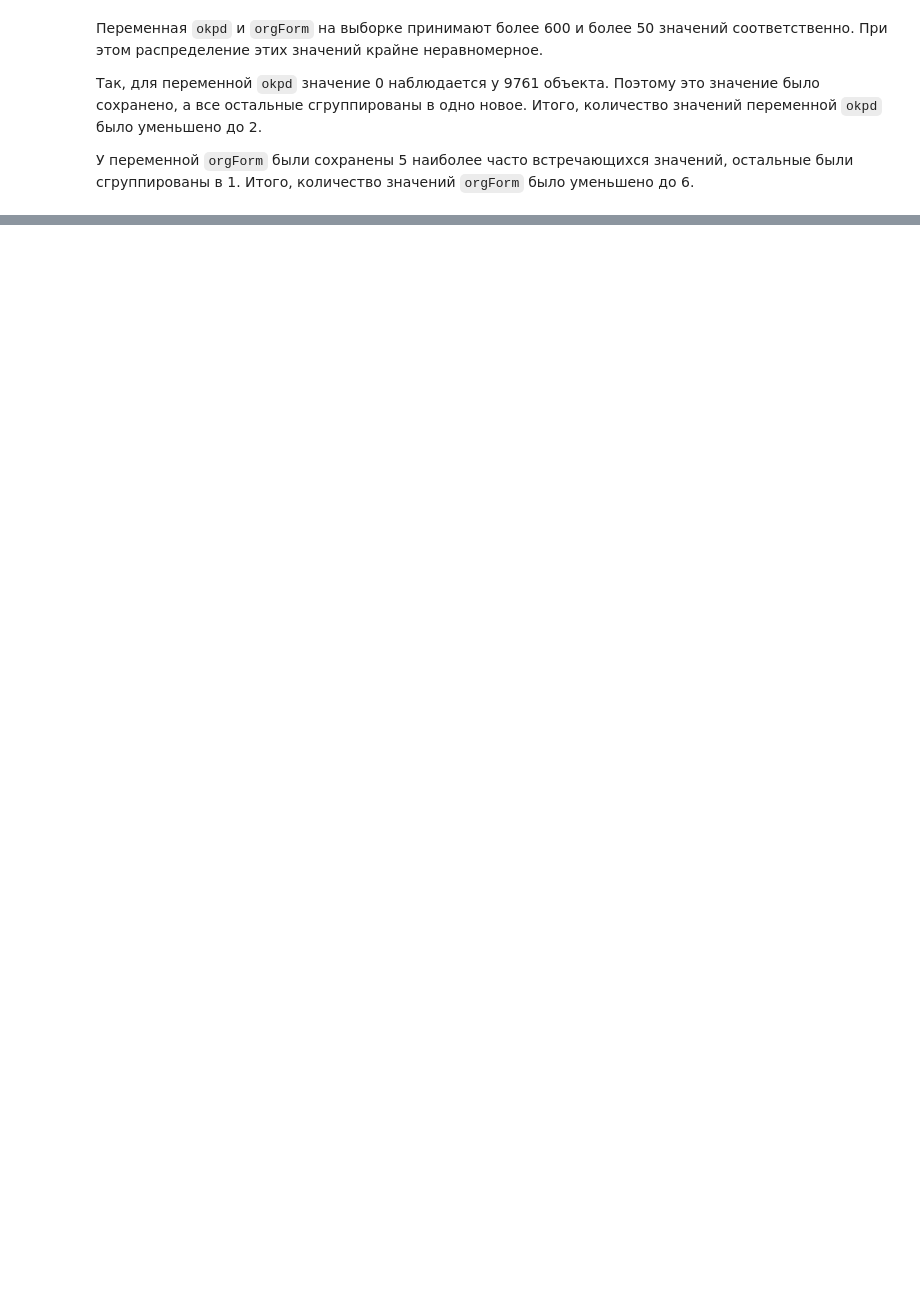
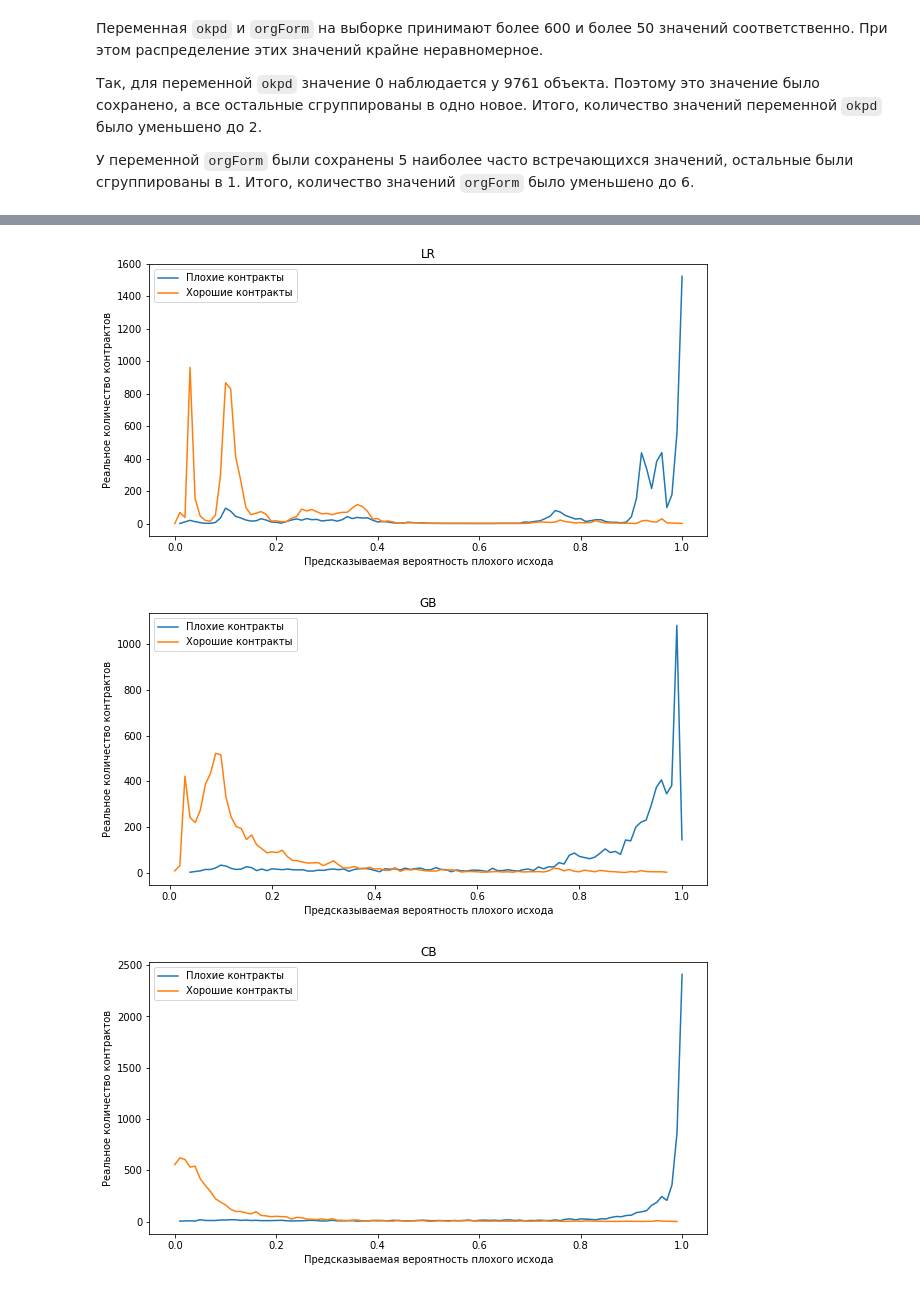
Before and after one commit to DmitryEliseev/diploma-project-2018, a Jupyter notebook: machine-learning/S2-LR_SVC_GB.ipynb, the cells around one changed output, grey strips where cells are left out. Cells and saved outputs as stored; diff of their text form; code cells hidden in the pictures; blank space fills up the shorter version.

```diff
--- a/machine-learning/S2-LR_SVC_GB.ipynb
+++ b/machine-learning/S2-LR_SVC_GB.ipynb
@@ -484,0 +155,35 @@ export_dataset()
+# %%
+start_time = time.time()
+
+for idx, (train_index, test_index) in enumerate(KFold(n_splits=10, shuffle=True, random_state=random_seed).split(X)):
+    print('Обучение {} разбиения'.format(idx + 1))
+
+    X_train = X[train_index]
+    X_test = X[test_index]
+
+    y_train = y[train_index]
+    y_test = y[test_index]
+
+    reg.fit(X_train, y_train)
+    gb.fit(X_train, y_train)
+    cb.fit(X_train, y_train, cat_features=[11, 12, 17])
+
+    reg_y_train_real = np.concatenate((reg_y_train_real, y_train))
+    reg_y_test_real = np.concatenate((reg_y_test_real, y_test))
+    reg_y_train_pred = np.concatenate((reg_y_train_pred, reg.predict(X_train)))
+    reg_y_test_pred = np.concatenate((reg_y_test_pred, reg.predict(X_test)))
+    reg_y_test_pred_proba = np.concatenate((reg_y_test_pred_proba, reg.predict_proba(X_test)))
+
+    gb_y_train_real = np.concatenate((gb_y_train_real, y_train))
+    gb_y_test_real = np.concatenate((gb_y_test_real, y_test))
+    gb_y_train_pred = np.concatenate((gb_y_train_pred, gb.predict(X_train)))
+    gb_y_test_pred = np.concatenate((gb_y_test_pred, gb.predict(X_test)))
+    gb_y_test_pred_proba = np.concatenate((gb_y_test_pred_proba, gb.predict_proba(X_test)))
+
+    cb_y_train_real = np.concatenate((cb_y_train_real, y_train))
+    cb_y_test_real = np.concatenate((cb_y_test_real, y_test))
+    cb_y_train_pred = np.concatenate((cb_y_train_pred, cb.predict(X_train)))
+    cb_y_test_pred = np.concatenate((cb_y_test_pred, cb.predict(X_test)))
+    cb_y_test_pred_proba = np.concatenate((cb_y_test_pred_proba, cb.predict_proba(X_test)))
+
+print("Обучение заняло %s секунд" % (time.time() - start_time))
@@ -484,0 +395,4 @@ export_dataset()
+# %%
+reg_res, reg_res_corr = real_and_predicted_correlation(reg_y_test_real, reg_y_test_pred, reg_y_test_pred_proba)
+gb_res, gb_res_corr = real_and_predicted_correlation(gb_y_test_real, gb_y_test_pred, gb_y_test_pred_proba)
+cb_res, cb_res_corr = real_and_predicted_correlation(cb_y_test_real, cb_y_test_pred, cb_y_test_pred_proba)
@@ -484,0 +422,8 @@ export_dataset()
+# %%
+plot_dependence(reg_res, title='LR')
+plot_dependence(gb_res, title='GB')
+plot_dependence(cb_res, title='CB')
+# %% [output]
+[figure, added]
+[figure, added]
+[figure, added]
```
Also changed, not shown: parts of 74 cells of this notebook, 5 other files.
